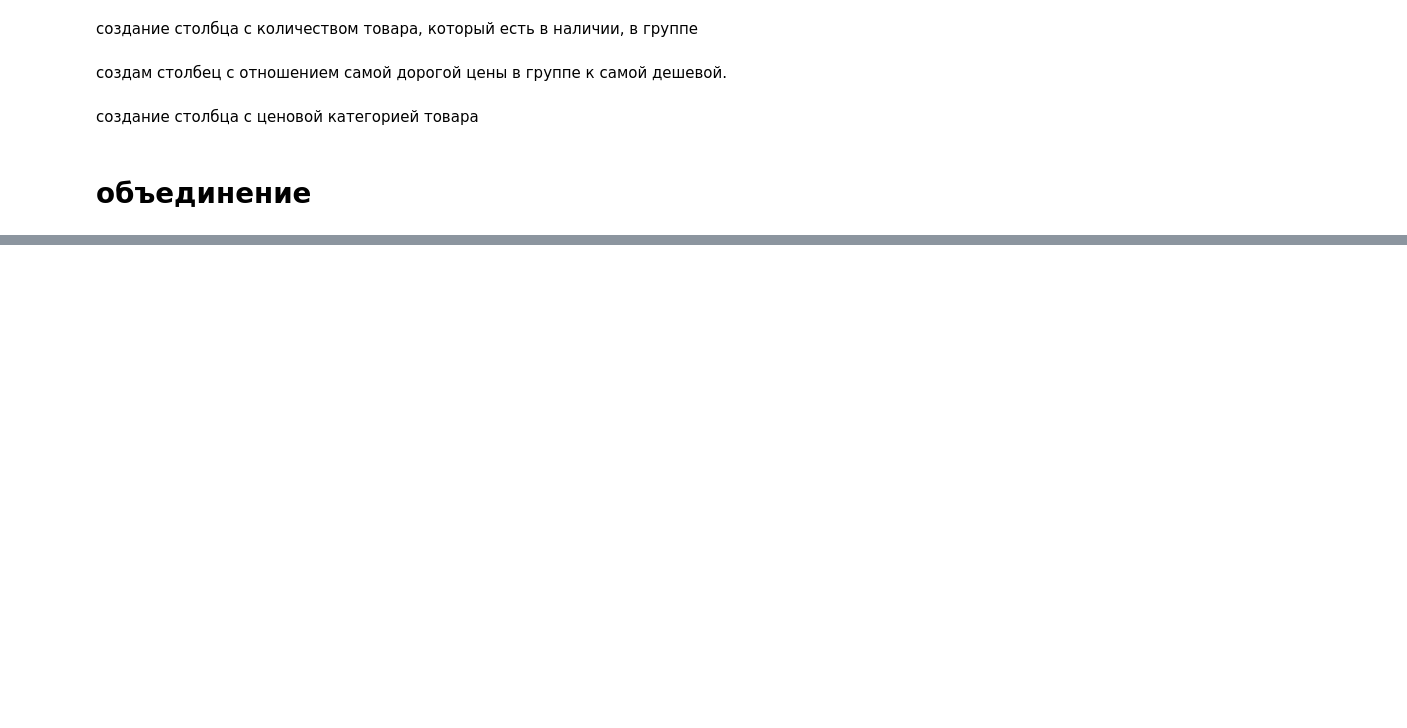
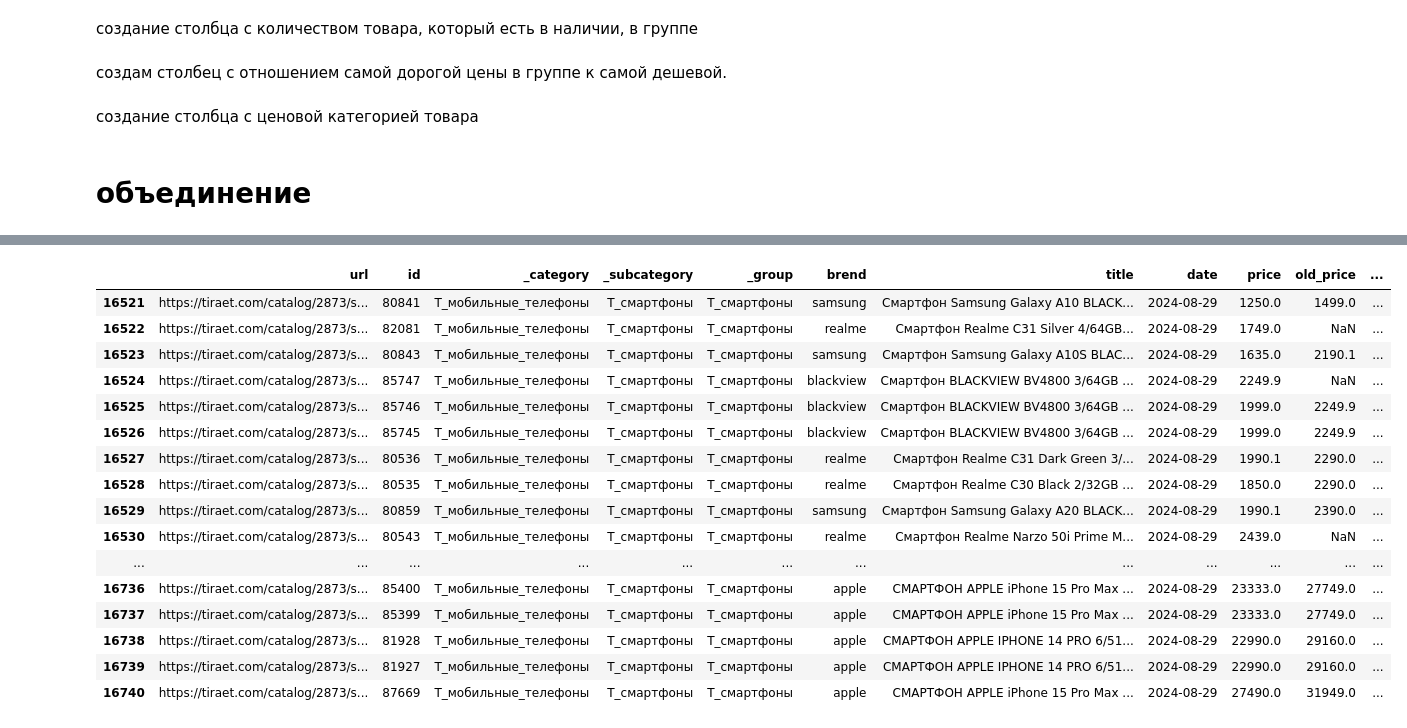
Before and after one commit to APolisakov/parsing, a Jupyter notebook: Hi_tir_final.ipynb, the cells around one changed output, grey strips where cells are left out. Drawn from its saved outputs; the diff is of its cells as text; code cells hidden in the pictures; blank space fills up the shorter version.

```diff
--- a/Hi_tir_final.ipynb
+++ b/Hi_tir_final.ipynb
@@ -1344,7 +1367,7 @@ dtypes: category(1), datetime64[ns](1), float64(4), int64(5), object(8)
 memory usage: 2.9+ MB
 None
 # %%
-t = df[df['tir']==0]
+t = df[df['tir']==1]
 # %%
 len(t)
 # %% [output]
@@ -1352,3 +1395,23 @@ len(t)
+# %%
+t[t['_group']=='T_смартфоны']
+# %% [output]
+|  | url | id | _category | _subcategory | _group | brend | title | date | price | old_price | ... |
+| 16521 | https://tiraet.com/catalog/2873/s... | 80841 | T_мобильные_телефоны | T_смартфоны | T_смартфоны | samsung | Смартфон Samsung Galaxy A10 BLACK... | 2024-08-29 | 1250.0 | 1499.0 | ... |
+| 16522 | https://tiraet.com/catalog/2873/s... | 82081 | T_мобильные_телефоны | T_смартфоны | T_смартфоны | realme | Смартфон Realme C31 Silver 4/64GB... | 2024-08-29 | 1749.0 | NaN | ... |
+| 16523 | https://tiraet.com/catalog/2873/s... | 80843 | T_мобильные_телефоны | T_смартфоны | T_смартфоны | samsung | Смартфон Samsung Galaxy A10S BLAC... | 2024-08-29 | 1635.0 | 2190.1 | ... |
+| 16524 | https://tiraet.com/catalog/2873/s... | 85747 | T_мобильные_телефоны | T_смартфоны | T_смартфоны | blackview | Смартфон BLACKVIEW BV4800 3/64GB ... | 2024-08-29 | 2249.9 | NaN | ... |
+| 16525 | https://tiraet.com/catalog/2873/s... | 85746 | T_мобильные_телефоны | T_смартфоны | T_смартфоны | blackview | Смартфон BLACKVIEW BV4800 3/64GB ... | 2024-08-29 | 1999.0 | 2249.9 | ... |
+| 16526 | https://tiraet.com/catalog/2873/s... | 85745 | T_мобильные_телефоны | T_смартфоны | T_смартфоны | blackview | Смартфон BLACKVIEW BV4800 3/64GB ... | 2024-08-29 | 1999.0 | 2249.9 | ... |
+| 16527 | https://tiraet.com/catalog/2873/s... | 80536 | T_мобильные_телефоны | T_смартфоны | T_смартфоны | realme | Смартфон Realme C31 Dark Green 3/... | 2024-08-29 | 1990.1 | 2290.0 | ... |
+| 16528 | https://tiraet.com/catalog/2873/s... | 80535 | T_мобильные_телефоны | T_смартфоны | T_смартфоны | realme | Смартфон Realme C30 Black 2/32GB ... | 2024-08-29 | 1850.0 | 2290.0 | ... |
+| 16529 | https://tiraet.com/catalog/2873/s... | 80859 | T_мобильные_телефоны | T_смартфоны | T_смартфоны | samsung | Смартфон Samsung Galaxy A20 BLACK... | 2024-08-29 | 1990.1 | 2390.0 | ... |
+| 16530 | https://tiraet.com/catalog/2873/s... | 80543 | T_мобильные_телефоны | T_смартфоны | T_смартфоны | realme | Смартфон Realme Narzo 50i Prime M... | 2024-08-29 | 2439.0 | NaN | ... |
+| ... | ... | ... | ... | ... | ... | ... | ... | ... | ... | ... | ... |
+| 16736 | https://tiraet.com/catalog/2873/s... | 85400 | T_мобильные_телефоны | T_смартфоны | T_смартфоны | apple | СМАРТФОН APPLE iPhone 15 Pro Max ... | 2024-08-29 | 23333.0 | 27749.0 | ... |
+| 16737 | https://tiraet.com/catalog/2873/s... | 85399 | T_мобильные_телефоны | T_смартфоны | T_смартфоны | apple | СМАРТФОН APPLE iPhone 15 Pro Max ... | 2024-08-29 | 23333.0 | 27749.0 | ... |
+| 16738 | https://tiraet.com/catalog/2873/s... | 81928 | T_мобильные_телефоны | T_смартфоны | T_смартфоны | apple | СМАРТФОН APPLE IPHONE 14 PRO 6/51... | 2024-08-29 | 22990.0 | 29160.0 | ... |
+| 16739 | https://tiraet.com/catalog/2873/s... | 81927 | T_мобильные_телефоны | T_смартфоны | T_смартфоны | apple | СМАРТФОН APPLE IPHONE 14 PRO 6/51... | 2024-08-29 | 22990.0 | 29160.0 | ... |
+| 16740 | https://tiraet.com/catalog/2873/s... | 87669 | T_мобильные_телефоны | T_смартфоны | T_смартфоны | apple | СМАРТФОН APPLE iPhone 15 Pro Max ... | 2024-08-29 | 27490.0 | 31949.0 | ... |
 # %%
 t.sort_values('sale', ascending=False).head(100)
 # %% [output]
```
Also changed, not shown: parts of 34 cells of this notebook.
